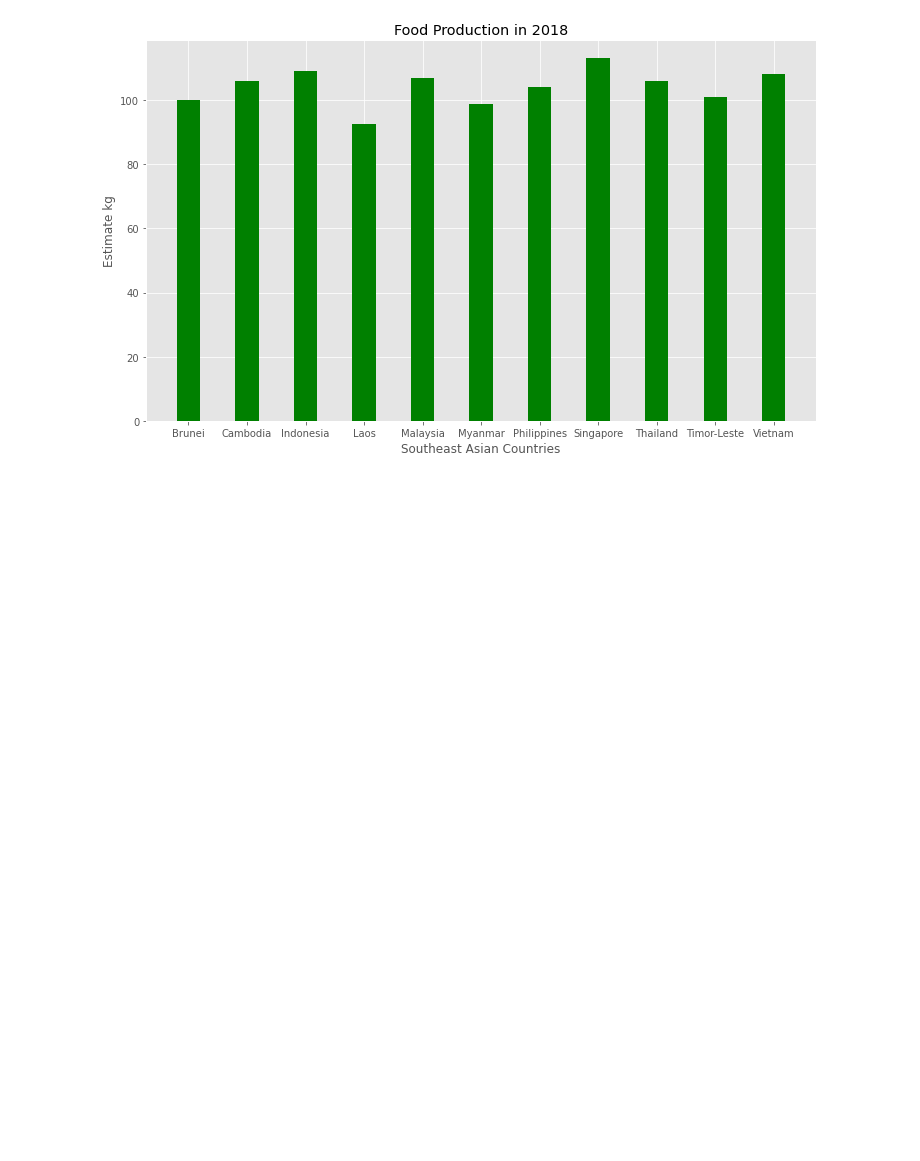
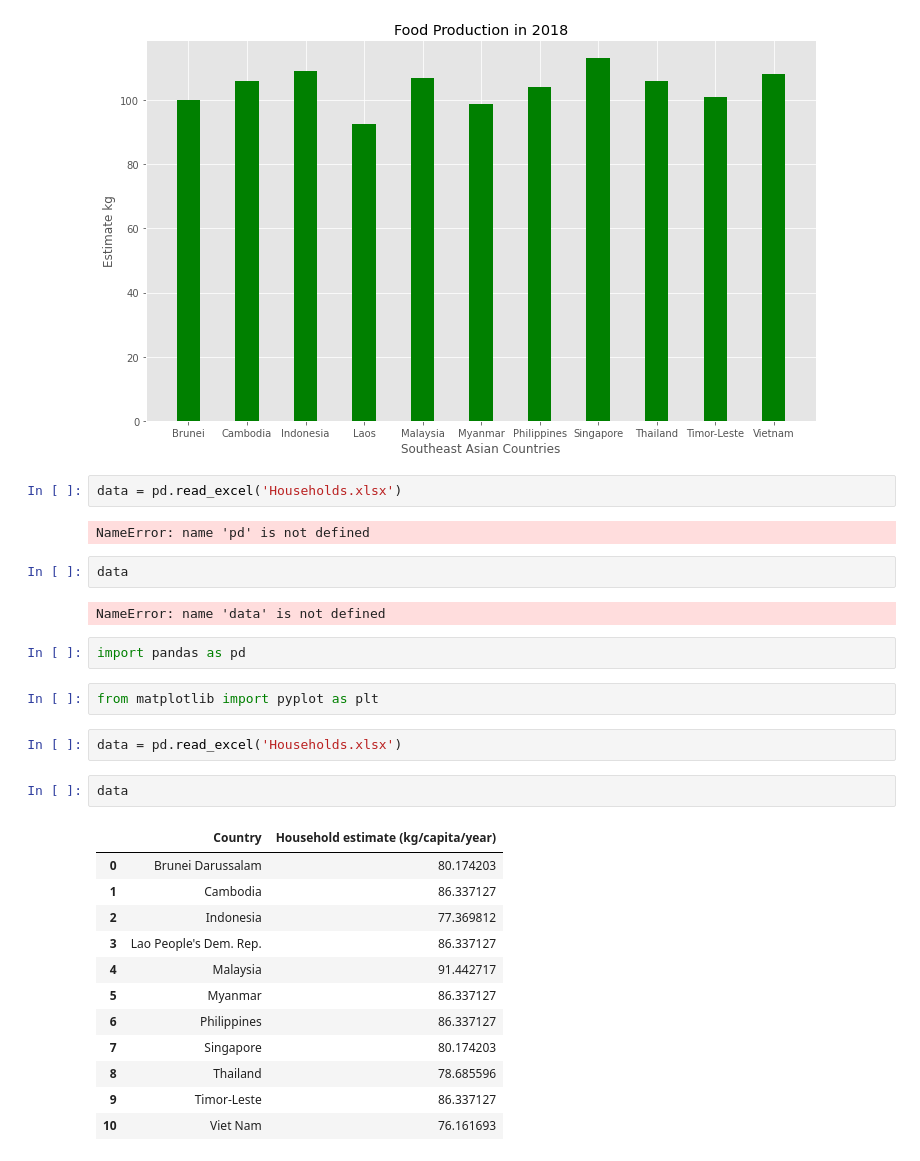
Before and after one commit to renzcarlo24/ITBA-3207-Team-Big-Bytes, a Jupyter notebook: Food Production Bar Chart.ipynb, the cells around one changed output. Saved outputs shown, nothing was run; the diff lists cells and outputs as text; blank space fills up the shorter version.

```diff
--- a/Food Production Bar Chart.ipynb
+++ b/Food Production Bar Chart.ipynb
@@ -38,3 +38,32 @@ plt.title('Food Production in 2018')
 plt.show()
 # %% [output]
 [figure]
+# %%
+data = pd.read_excel('Households.xlsx')
+# %% [output]
+NameError: name 'pd' is not defined
+# %%
+data
+# %% [output]
+NameError: name 'data' is not defined
+# %%
+import pandas as pd
+# %%
+from matplotlib import pyplot as plt
+# %%
+data = pd.read_excel('Households.xlsx')
+# %%
+data
+# %% [output]
+|  | Country | Household estimate (kg/capita/year) |
+| 0 | Brunei Darussalam | 80.174203 |
+| 1 | Cambodia | 86.337127 |
+| 2 | Indonesia | 77.369812 |
+| 3 | Lao People's Dem. Rep. | 86.337127 |
+| 4 | Malaysia | 91.442717 |
+| 5 | Myanmar | 86.337127 |
+| 6 | Philippines | 86.337127 |
+| 7 | Singapore | 80.174203 |
+| 8 | Thailand | 78.685596 |
+| 9 | Timor-Leste | 86.337127 |
+| 10 | Viet Nam | 76.161693 |
```
Also changed, not shown: parts of 1 cell of this notebook.
